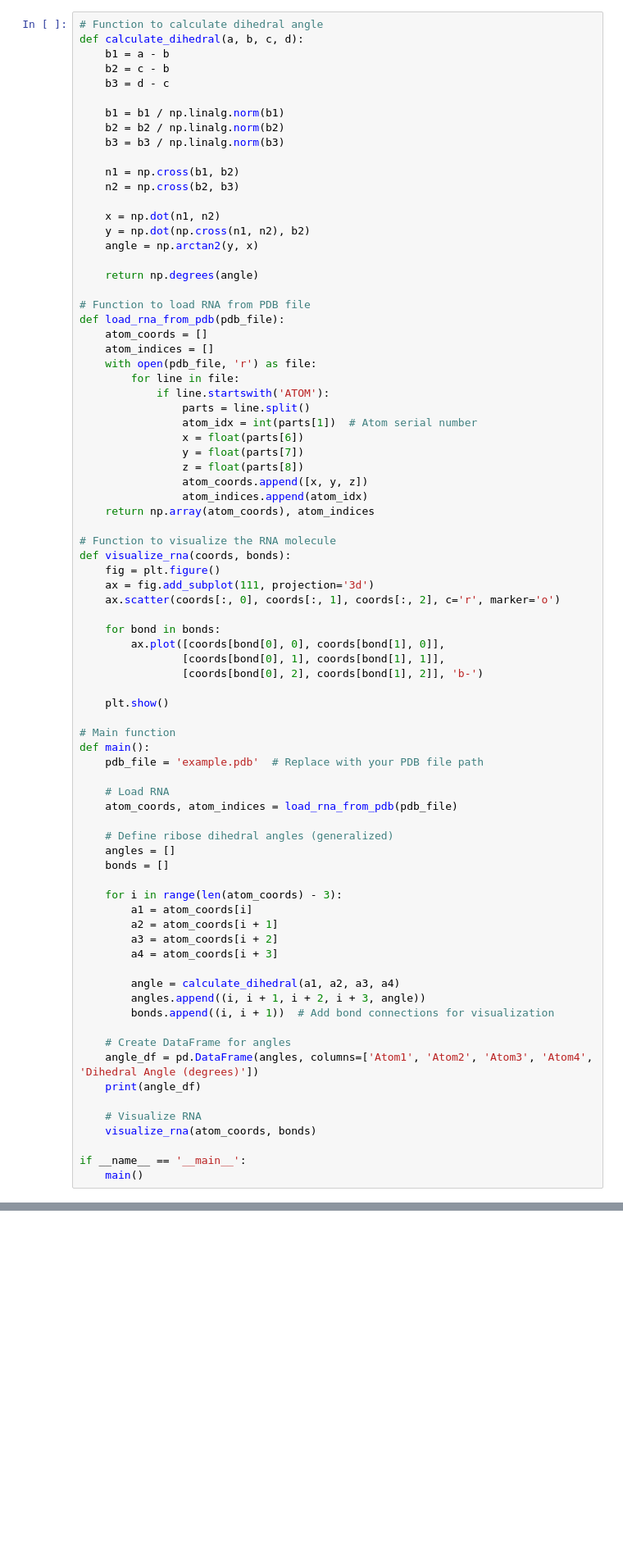
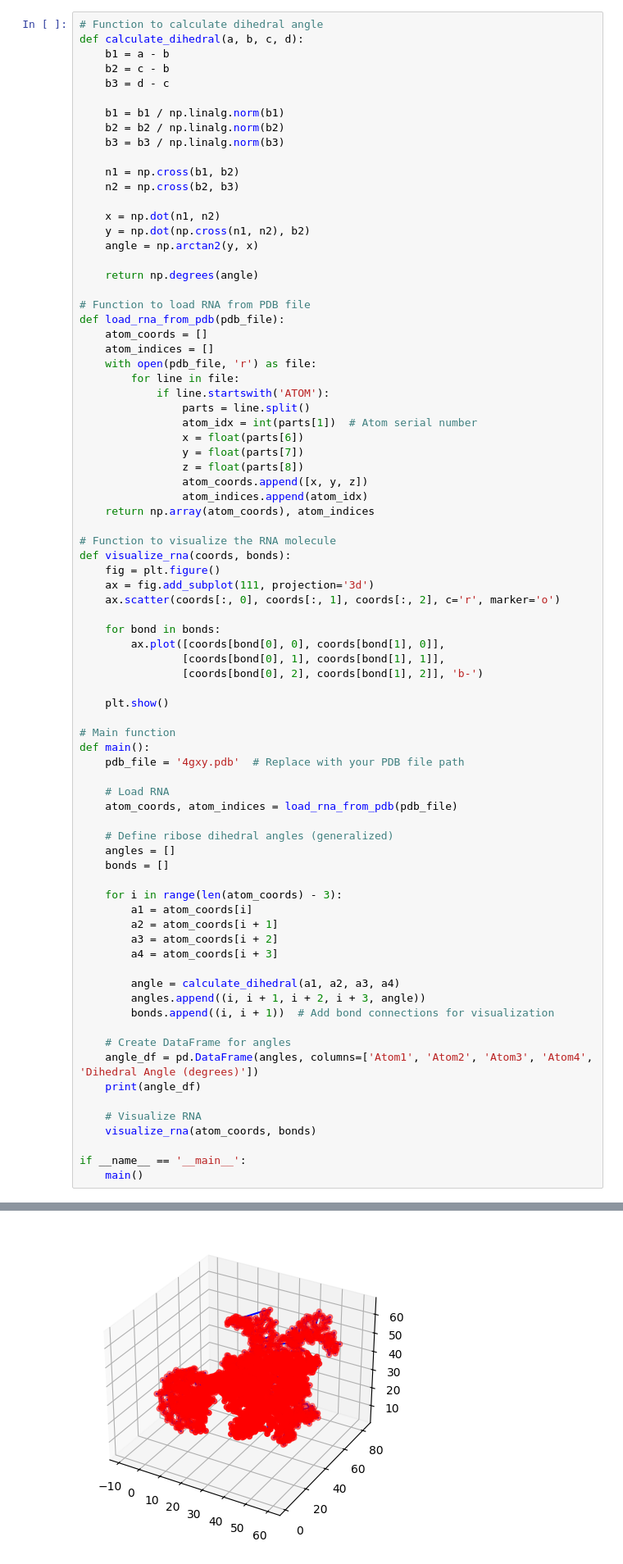
Before and after one commit to tammyttieu/CHEM4580-Project, a Jupyter notebook: testdummy.ipynb, the cells around one changed output, grey strips where cells are left out. Shown: that part at 82% size. Cells and saved outputs as stored; diff of their text form; blank space fills up the shorter version.

```diff
--- a/testdummy.ipynb
+++ b/testdummy.ipynb
@@ -57,7 +55,7 @@ def visualize_rna(coords, bonds):
 
 # Main function
 def main():
-    pdb_file = 'example.pdb'  # Replace with your PDB file path
+    pdb_file = '4gxy.pdb'  # Replace with your PDB file path
 
     # Load RNA
     atom_coords, atom_indices = load_rna_from_pdb(pdb_file)
@@ -85,3 +83,4 @@ def main():
 
 if __name__ == '__main__':
     main()
+# %% [output]
@@ -87,0 +101 @@ if __name__ == '__main__':
+[figure, added]
```
Also changed, not shown: parts of 8 cells of this notebook, 3 other files.
